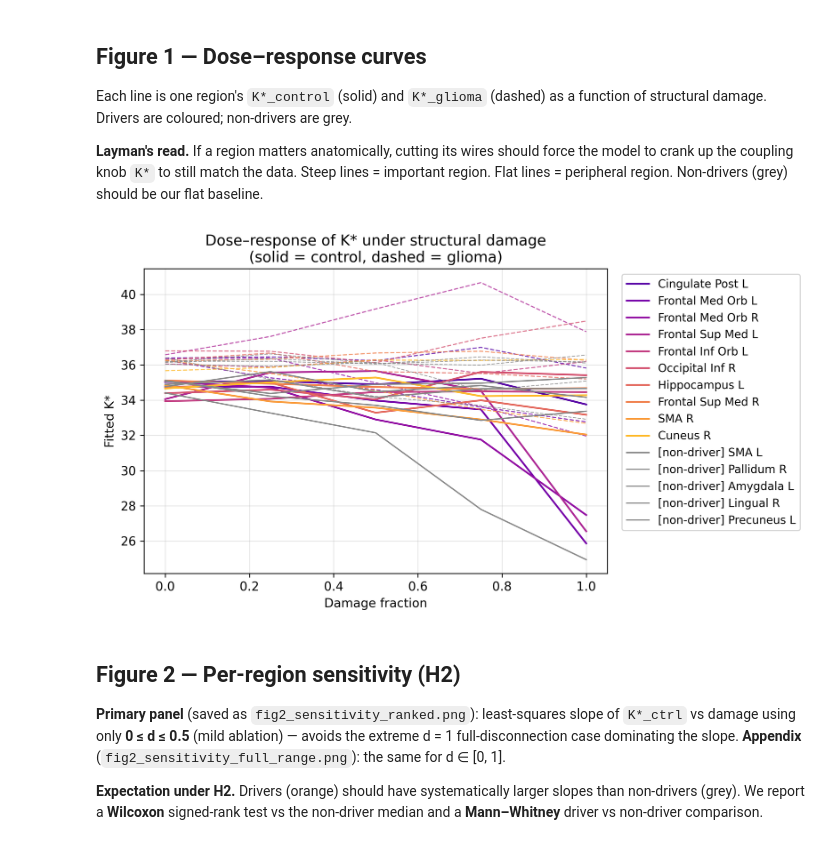
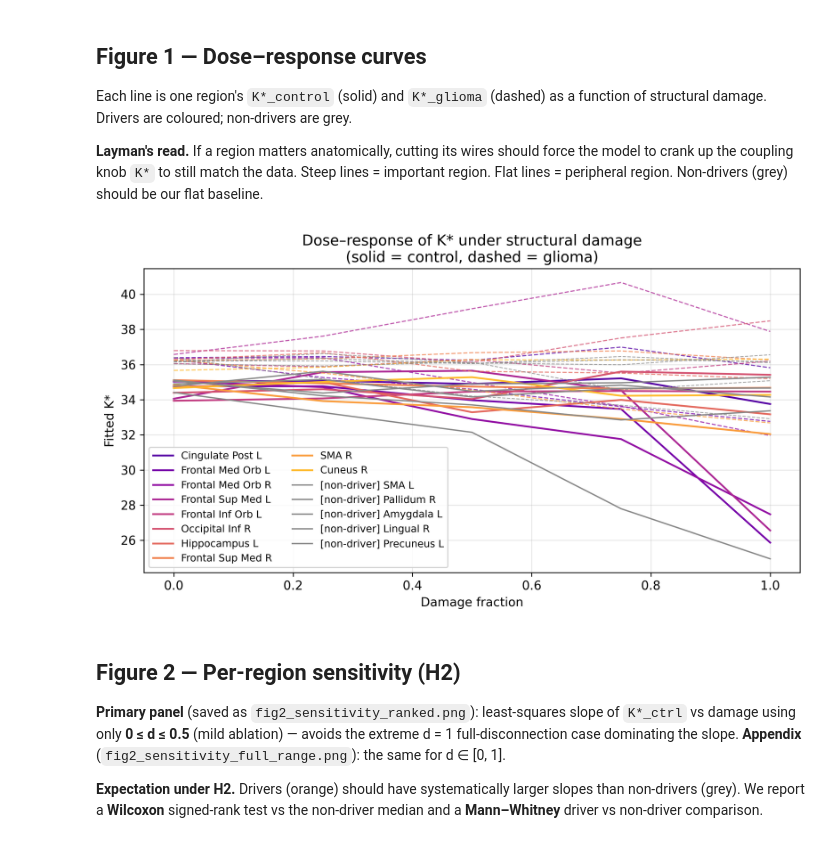
Before and after one commit to BobRice1/Functional-connectotomy, a Jupyter notebook: notebooks/06_sc_perturbation.ipynb, the cells around one changed output. Cells and saved outputs as stored; diff of their text form; code cells hidden in the pictures.

```diff
--- a/notebooks/06_sc_perturbation.ipynb
+++ b/notebooks/06_sc_perturbation.ipynb
@@ -285,14 +266,13 @@ across tasks with joblib.
 # %%
 print(f"Launching {len(TASKS)} tasks on {N_JOBS} workers ...")
 raw = Parallel(n_jobs=N_JOBS, verbose=2)(
-    delayed(_fit_one)(
+    delayed(fit_damaged_region_kstars)(
         r, d, ic, SC_EMP, VLA_K, VLA_LAM, CORTICAL_FREQ,
         CONTROL_PLI, GLIOMA_PLI, SC_SIM_KW,
     )
     for (r, d, ic) in TASKS
 )
 
-# Reshape into (n_regions, n_damage, n_ic) arrays for K*_ctrl and K*_glio.
 n_r, n_d, n_ic = len(REGIONS), len(DAMAGE_LEVELS), SC_N_IC
 Kstar_ctrl = np.full((n_r, n_d, n_ic), np.nan)
 Kstar_glio = np.full((n_r, n_d, n_ic), np.nan)
@@ -302,34 +282,48 @@ damage_idx = {float(d): j for j, d in enumerate(DAMAGE_LEVELS)}
 
 for row in raw:
     r, d, ic, kc, kg, _, _ = row
-    i = region_idx[r]; j = damage_idx[float(d)]
+    i = region_idx[r]
+    j = damage_idx[float(d)]
     Kstar_ctrl[i, j, ic] = kc
     Kstar_glio[i, j, ic] = kg
 
-mean_Kc = np.nanmean(Kstar_ctrl, axis=2)   # (n_regions, n_damage)
+mean_Kc = np.nanmean(Kstar_ctrl, axis=2)
 mean_Kg = np.nanmean(Kstar_glio, axis=2)
-std_Kc  = np.nanstd(Kstar_ctrl,  axis=2)
-std_Kg  = np.nanstd(Kstar_glio,  axis=2)
+std_Kc = np.nanstd(Kstar_ctrl, axis=2)
+std_Kg = np.nanstd(Kstar_glio, axis=2)
 
-print("\nBaseline K* (damage=0), control cohort:")
+slope_sets = compute_damage_slopes(mean_Kc, mean_Kg, DAMAGE_LEVELS, DAMAGE_MILD)
+slopes_ctrl_mild = slope_sets["slopes_ctrl_mild"]
+slopes_ctrl_full = slope_sets["slopes_ctrl_full"]
+slopes_glio_mild = slope_sets["slopes_glio_mild"]
+slopes_glio_full = slope_sets["slopes_glio_full"]
+
+print()
+print("Baseline K* (damage=0), control cohort:")
 for i, r in enumerate(REGIONS):
     print(f"  {AAL78_LABELS[r]:<22s}  K*_ctrl = {mean_Kc[i, 0]:5.2f},  K*_glio = {mean_Kg[i, 0]:5.2f}")
 
-# Persist for Part C.
 out_path = ROOT / "data" / "sc_perturbation_results.npz"
 np.savez(
     out_path,
     regions=np.array(REGIONS),
     region_kind=np.array(REGION_KIND),
     damage_levels=DAMAGE_LEVELS,
+    damage_mild=DAMAGE_MILD,
     Kstar_ctrl=Kstar_ctrl,
     Kstar_glio=Kstar_glio,
     mean_Kc=mean_Kc, mean_Kg=mean_Kg,
-    std_Kc=std_Kc,   std_Kg=std_Kg,
+    std_Kc=std_Kc, std_Kg=std_Kg,
+    slopes_ctrl_mild=slopes_ctrl_mild,
+    slopes_ctrl_full=slopes_ctrl_full,
+    slopes_glio_mild=slopes_glio_mild,
+    slopes_glio_full=slopes_glio_full,
+    N_TOP=np.array([N_TOP]), N_NULL=np.array([N_NULL]), SC_N_IC=np.array([SC_N_IC]),
     VLA_K=VLA_K, VLA_LAM=np.array([VLA_LAM]),
     mean_ctrl_A=mean_ctrl_A, mean_glio_A=mean_glio_A,
 )
-print(f"\nSaved {out_path}")
+print()
+print(f"Saved {out_path}")
 # %% [output]
 Launching 3750 tasks on -1 workers ...
 [Parallel(n_jobs=-1)]: Using backend LokyBackend with 16 concurrent workers.
@@ -358,7 +352,7 @@ sweep. After running cell 1 (imports + paths), executing this cell alone is
 enough to make all four figure cells work.
 # %%
 _cache_path = ROOT / "data" / "sc_perturbation_results.npz"
-_cache = np.load(_cache_path, allow_pickle=True)
+_cache = load_validated_npz(_cache_path)
 
 Kstar_ctrl = _cache["Kstar_ctrl"]
 Kstar_glio = _cache["Kstar_glio"]
@@ -411,28 +405,28 @@ Steep lines = important region. Flat lines = peripheral region. Non-drivers
 # %%
 fig, ax = plt.subplots(figsize=(9, 5))
 colors = plt.cm.plasma(np.linspace(0.15, 0.85, N_TOP))
 
 for i, r in enumerate(REGIONS[:N_TOP]):
     ax.plot(DAMAGE_LEVELS, mean_Kc[i], "-",  color=colors[i], lw=1.6,
             label=f"{AAL78_LABELS[r]}")
     ax.plot(DAMAGE_LEVELS, mean_Kg[i], "--", color=colors[i], lw=1.0, alpha=0.75)
 
 for i_rel, r in enumerate(REGIONS[N_TOP:]):
     i = N_TOP + i_rel
     ax.plot(DAMAGE_LEVELS, mean_Kc[i], "-",  color="#888888", lw=1.2,
             label=f"[non-driver] {AAL78_LABELS[r]}")
     ax.plot(DAMAGE_LEVELS, mean_Kg[i], "--", color="#888888", lw=0.8, alpha=0.75)
 
 ax.set_xlabel("Damage fraction")
 ax.set_ylabel("Fitted K*")
 ax.set_title("Dose–response of K* under structural damage\n(solid = control, dashed = glioma)")
-ax.legend(loc="lower right", fontsize=7, ncol=2, framealpha=0.85)
+ax.legend(loc="lower left", fontsize=9, ncol=2, framealpha=0.85)
 ax.grid(alpha=0.3)
 fig.tight_layout()
 fig.savefig(FIG_DIR / "fig1_dose_response.png", dpi=300, bbox_inches="tight")
 plt.show()
 # %% [output]
-[figure, old version]
+[figure, new version]
 # %% [markdown]
 ## Figure 2 — Per-region sensitivity (H2)
 
```
Also changed, not shown: parts of 5 cells of this notebook, 12 other files.
